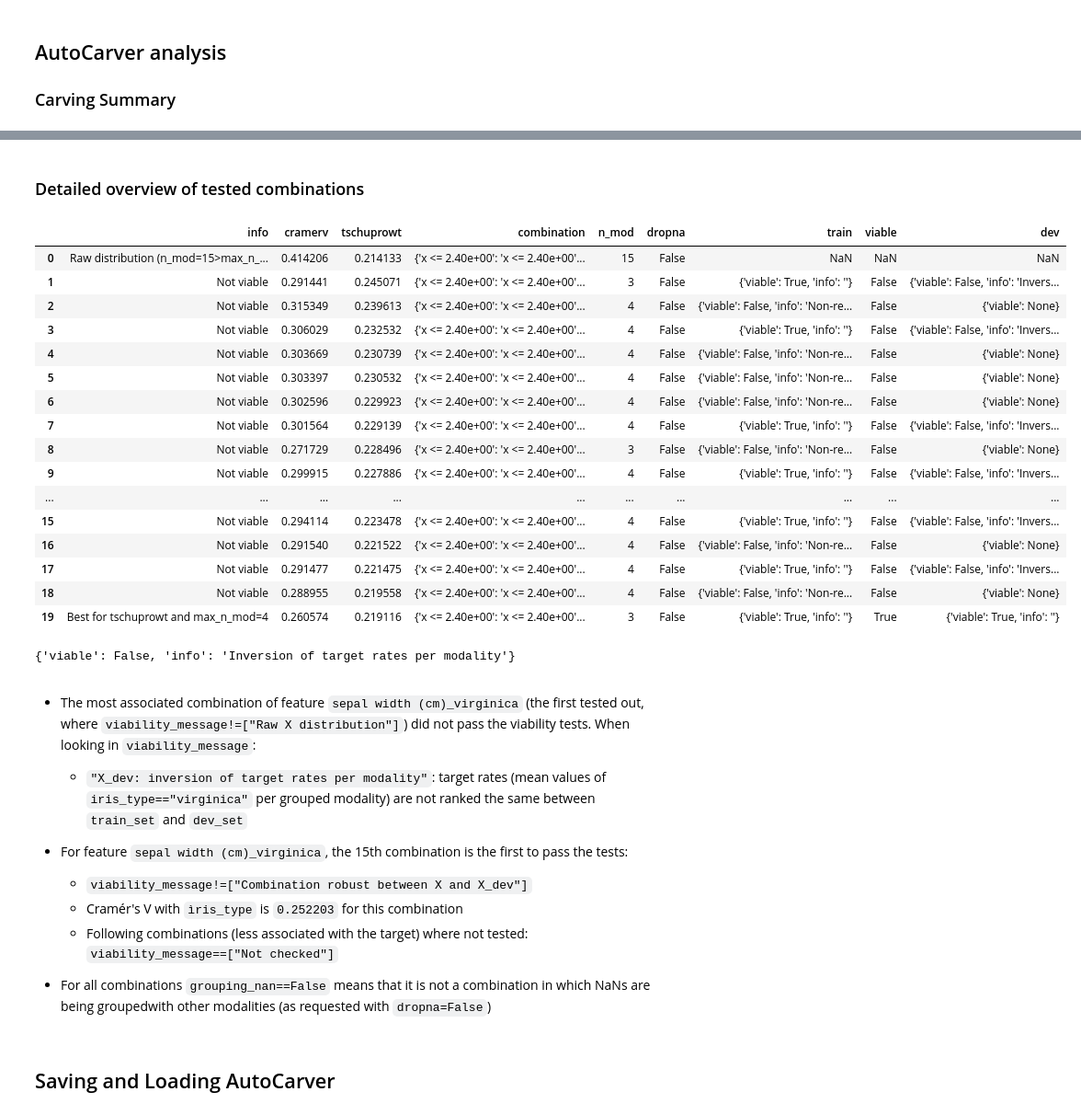
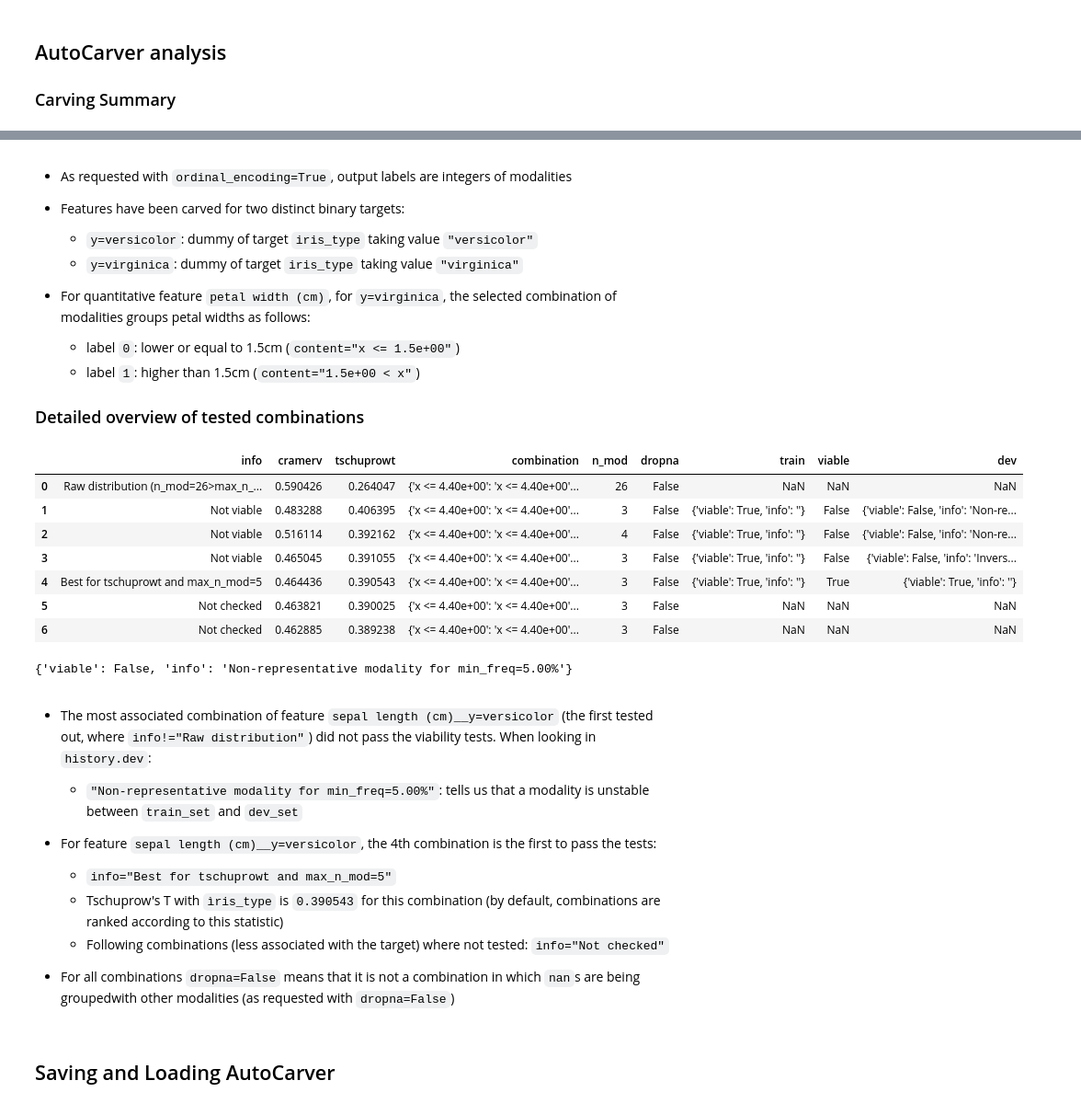
Before and after one commit to mdefrance/AutoCarver, a Jupyter notebook: docs/source/examples/Carvers/MulticlassClassification/multiclass_classification_example.ipynb, the cells around one changed output, grey strips where cells are left out. Shown at 92% size. Drawn from its saved outputs; the diff is of its cells as text; code cells hidden in the pictures.

```diff
--- a/docs/source/examples/Carvers/MulticlassClassification/multiclass_classification_example.ipynb
+++ b/docs/source/examples/Carvers/MulticlassClassification/multiclass_classification_example.ipynb
@@ -296,41 +279,42 @@ auto_carver.summary()
 | Quantitative('petal width (cm)__y... | 0.910463 | 0.910463 | 2 | 0 | x <= 1.5e+00 | 0.015152 | 0.66 |
 |  |  |  |  | 1 | 1.5e+00 < x | 0.941176 | 0.34 |
-# %% [markdown]
-### Detailed overview of tested combinations
+# %% [markdown]
+* As requested with ``ordinal_encoding=True``, output labels are integers of modalities
+
+* Features have been carved for two distinct binary targets:
+    * ``y=versicolor``: dummy of target ``iris_type`` taking value ``"versicolor"``
+    * ``y=virginica``: dummy of target ``iris_type`` taking value ``"virginica"``
+
+* For quantitative feature ``petal width (cm)``, for ``y=virginica``, the selected combination of modalities groups petal widths as follows:
+    * label ``0``: lower or equal to 1.5cm (``content="x <= 1.5e+00"``)
+    * label ``1``: higher than 1.5cm (``content="1.5e+00 < x"``)
+
+### Detailed overview of tested combinations
 # %%
-features["sepal width (cm)__y=virginica"].history.head(20)
+features['sepal length (cm)__y=versicolor'].history.head(7)
 # %% [output]
 |  | info | cramerv | tschuprowt | combination | n_mod | dropna | train | viable | dev |
-| 0 | Raw distribution (n_mod=15>max_n_... | 0.414206 | 0.214133 | {'x <= 2.40e+00': 'x <= 2.40e+00'... | 15 | False | NaN | NaN | NaN |
-| 1 | Not viable | 0.291441 | 0.245071 | {'x <= 2.40e+00': 'x <= 2.40e+00'... | 3 | False | {'viable': True, 'info': ''} | False | {'viable': False, 'info': 'Invers... |
-| 2 | Not viable | 0.315349 | 0.239613 | {'x <= 2.40e+00': 'x <= 2.40e+00'... | 4 | False | {'viable': False, 'info': 'Non-re... | False | {'viable': None} |
-| 3 | Not viable | 0.306029 | 0.232532 | {'x <= 2.40e+00': 'x <= 2.40e+00'... | 4 | False | {'viable': True, 'info': ''} | False | {'viable': False, 'info': 'Invers... |
-| 4 | Not viable | 0.303669 | 0.230739 | {'x <= 2.40e+00': 'x <= 2.40e+00'... | 4 | False | {'viable': False, 'info': 'Non-re... | False | {'viable': None} |
-| 5 | Not viable | 0.303397 | 0.230532 | {'x <= 2.40e+00': 'x <= 2.40e+00'... | 4 | False | {'viable': False, 'info': 'Non-re... | False | {'viable': None} |
-| 6 | Not viable | 0.302596 | 0.229923 | {'x <= 2.40e+00': 'x <= 2.40e+00'... | 4 | False | {'viable': False, 'info': 'Non-re... | False | {'viable': None} |
-| 7 | Not viable | 0.301564 | 0.229139 | {'x <= 2.40e+00': 'x <= 2.40e+00'... | 4 | False | {'viable': True, 'info': ''} | False | {'viable': False, 'info': 'Invers... |
-| 8 | Not viable | 0.271729 | 0.228496 | {'x <= 2.40e+00': 'x <= 2.40e+00'... | 3 | False | {'viable': False, 'info': 'Non-re... | False | {'viable': None} |
-| 9 | Not viable | 0.299915 | 0.227886 | {'x <= 2.40e+00': 'x <= 2.40e+00'... | 4 | False | {'viable': True, 'info': ''} | False | {'viable': False, 'info': 'Invers... |
-| ... | ... | ... | ... | ... | ... | ... | ... | ... | ... |
-| 15 | Not viable | 0.294114 | 0.223478 | {'x <= 2.40e+00': 'x <= 2.40e+00'... | 4 | False | {'viable': True, 'info': ''} | False | {'viable': False, 'info': 'Invers... |
-| 16 | Not viable | 0.291540 | 0.221522 | {'x <= 2.40e+00': 'x <= 2.40e+00'... | 4 | False | {'viable': False, 'info': 'Non-re... | False | {'viable': None} |
-| 17 | Not viable | 0.291477 | 0.221475 | {'x <= 2.40e+00': 'x <= 2.40e+00'... | 4 | False | {'viable': True, 'info': ''} | False | {'viable': False, 'info': 'Invers... |
-| 18 | Not viable | 0.288955 | 0.219558 | {'x <= 2.40e+00': 'x <= 2.40e+00'... | 4 | False | {'viable': False, 'info': 'Non-re... | False | {'viable': None} |
-| 19 | Best for tschuprowt and max_n_mod=4 | 0.260574 | 0.219116 | {'x <= 2.40e+00': 'x <= 2.40e+00'... | 3 | False | {'viable': True, 'info': ''} | True | {'viable': True, 'info': ''} |
+| 0 | Raw distribution (n_mod=26>max_n_... | 0.590426 | 0.264047 | {'x <= 4.40e+00': 'x <= 4.40e+00'... | 26 | False | NaN | NaN | NaN |
+| 1 | Not viable | 0.483288 | 0.406395 | {'x <= 4.40e+00': 'x <= 4.40e+00'... | 3 | False | {'viable': True, 'info': ''} | False | {'viable': False, 'info': 'Non-re... |
+| 2 | Not viable | 0.516114 | 0.392162 | {'x <= 4.40e+00': 'x <= 4.40e+00'... | 4 | False | {'viable': True, 'info': ''} | False | {'viable': False, 'info': 'Non-re... |
+| 3 | Not viable | 0.465045 | 0.391055 | {'x <= 4.40e+00': 'x <= 4.40e+00'... | 3 | False | {'viable': True, 'info': ''} | False | {'viable': False, 'info': 'Invers... |
+| 4 | Best for tschuprowt and max_n_mod=5 | 0.464436 | 0.390543 | {'x <= 4.40e+00': 'x <= 4.40e+00'... | 3 | False | {'viable': True, 'info': ''} | True | {'viable': True, 'info': ''} |
+| 5 | Not checked | 0.463821 | 0.390025 | {'x <= 4.40e+00': 'x <= 4.40e+00'... | 3 | False | NaN | NaN | NaN |
+| 6 | Not checked | 0.462885 | 0.389238 | {'x <= 4.40e+00': 'x <= 4.40e+00'... | 3 | False | NaN | NaN | NaN |
 # %%
-features["sepal width (cm)__y=virginica"].history.dev[1]
+features['sepal length (cm)__y=versicolor'].history.dev[1]
 # %% [output]
-{'viable': False, 'info': 'Inversion of target rates per modality'}
+{'viable': False, 'info': 'Non-representative modality for min_freq=5.00%'}
 # %% [markdown]
-* The most associated combination of feature ``sepal width (cm)_virginica`` (the first tested out, where ``viability_message!=["Raw X distribution"]``) did not pass the viability tests. When looking in ``viability_message``:
-    * ``"X_dev: inversion of target rates per modality"``: target rates (mean values of ``iris_type=="virginica"`` per grouped modality) are not ranked the same between ``train_set`` and ``dev_set``
+* The most associated combination of feature ``sepal length (cm)__y=versicolor`` (the first tested out, where ``info!="Raw distribution"``) did not pass the viability tests. When looking in ``history.dev``:
+    * ``"Non-representative modality for min_freq=5.00%"``: tells us that a modality is unstable between ``train_set`` and ``dev_set``
 
-* For feature ``sepal width (cm)_virginica``, the 15th combination is the first to pass the tests:
-    - ``viability_message!=["Combination robust between X and X_dev"]``
-    - Cramér's V with ``ìris_type`` is ``0.252203`` for this combination
-    - Following combinations (less associated with the target) where not tested: ``viability_message==["Not checked"]``
+* For feature ``sepal length (cm)__y=versicolor``, the 4th combination is the first to pass the tests:
+    - ``info="Best for tschuprowt and max_n_mod=5"``
+    - Tschuprow's T with ``ìris_type`` is ``0.390543`` for this combination (by default, combinations are ranked according to this statistic)
+    - Following combinations (less associated with the target) where not tested: ``info="Not checked"``
 
-* For all combinations ``grouping_nan==False`` means that it is not a combination in which NaNs are being groupedwith other modalities (as requested with ``dropna=False``)
+* For all combinations ``dropna=False`` means that it is not a combination in which ``nan``s are being groupedwith other modalities (as requested with ``dropna=False``)
 # %% [markdown]
 ## Saving and Loading AutoCarver
 # %% [markdown]
```
Also changed, not shown: parts of 22 cells of this notebook, 11 other files.
